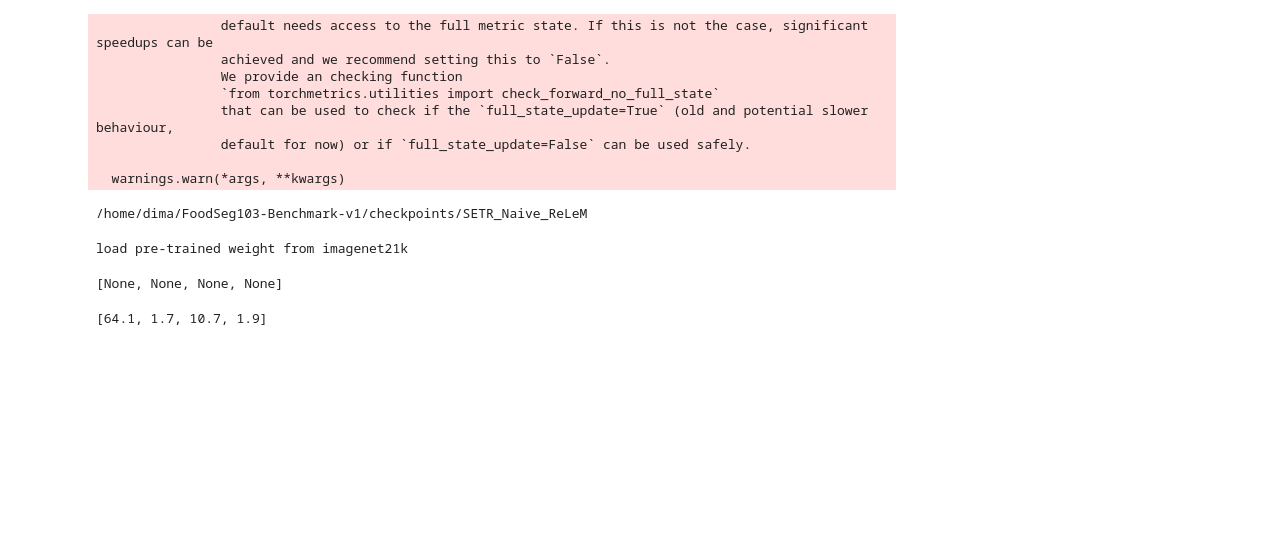
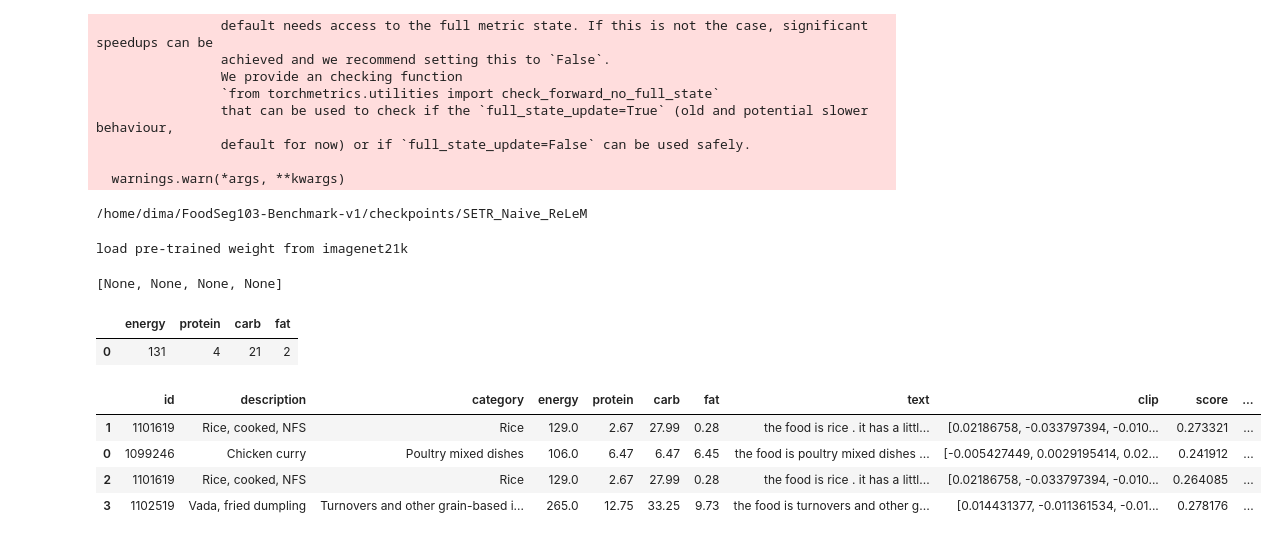
Before and after one commit to DmitriyG228/food, a Jupyter notebook: 00_nbs/01_search.ipynb, the cells around one changed output. Drawn from its saved outputs; the diff is of its cells as text; code cells hidden in the pictures; blank space fills up the shorter version.

```diff
--- a/00_nbs/01_search.ipynb
+++ b/00_nbs/01_search.ipynb
@@ -124,4 +140,0 @@ img,clip_df,masks = search(url)
-# %%
-[round(float(mask[mask!=0].mean()),1) for mask in masks]
-# %% [output]
-[64.1, 1.7, 10.7, 1.9]
@@ -127,0 +145,13 @@ img,clip_df,masks = search(url)
+# %%
+stats.T.astype(int).drop(columns = ['size'])
+# %% [output]
+|  | energy | protein | carb | fat |
+| 0 | 131 | 4 | 21 | 2 |
+# %%
+clip_df
+# %% [output]
+|  | id | description | category | energy | protein | carb | fat | text | clip | score | ... |
+| 1 | 1101619 | Rice, cooked, NFS | Rice | 129.0 | 2.67 | 27.99 | 0.28 | the food is rice . it has a littl... | [0.02186758, -0.033797394, -0.010... | 0.273321 | ... |
+| 0 | 1099246 | Chicken curry | Poultry mixed dishes | 106.0 | 6.47 | 6.47 | 6.45 | the food is poultry mixed dishes ... | [-0.005427449, 0.0029195414, 0.02... | 0.241912 | ... |
+| 2 | 1101619 | Rice, cooked, NFS | Rice | 129.0 | 2.67 | 27.99 | 0.28 | the food is rice . it has a littl... | [0.02186758, -0.033797394, -0.010... | 0.264085 | ... |
+| 3 | 1102519 | Vada, fried dumpling | Turnovers and other grain-based i... | 265.0 | 12.75 | 33.25 | 9.73 | the food is turnovers and other g... | [0.014431377, -0.011361534, -0.01... | 0.278176 | ... |
```
Also changed, not shown: parts of 27 cells of this notebook, 3 other files.
